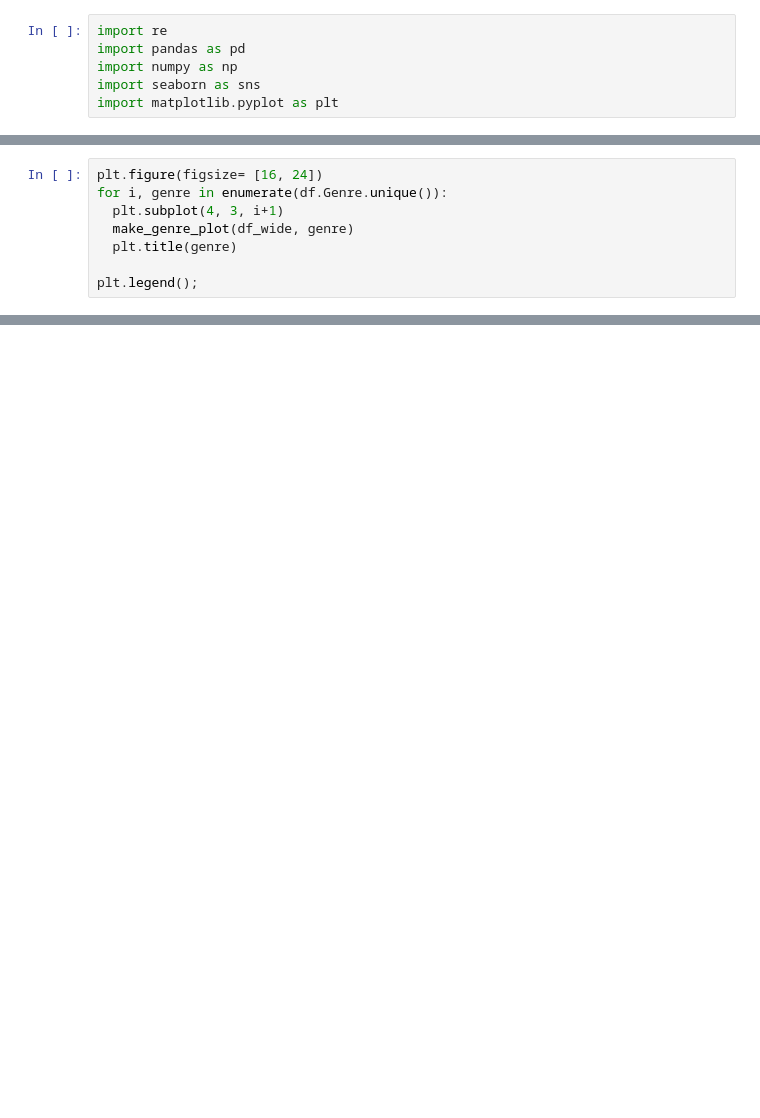
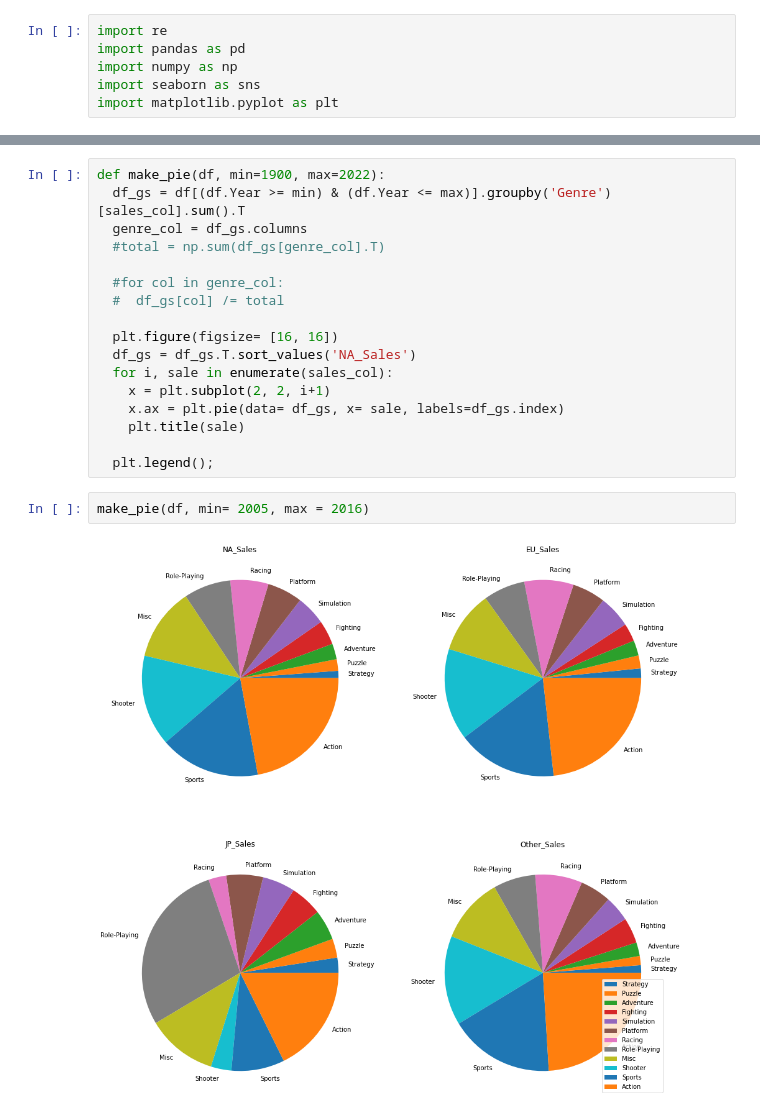
Before and after one commit to e080hsm/Section1_Project, a Jupyter notebook: ai14_n1xx_우성호.ipynb, the cells around one changed output, grey strips where cells are left out. Drawn from its saved outputs; the diff is of its cells as text; blank space fills up the shorter version.

```diff
--- a/ai14_n1xx_우성호.ipynb
+++ b/ai14_n1xx_우성호.ipynb
@@ -78,8 +23,0 @@ def make_genre_plot(df, genre):
-# %%
-plt.figure(figsize= [16, 24])
-for i, genre in enumerate(df.Genre.unique()):
-  plt.subplot(4, 3, i+1)
-  make_genre_plot(df_wide, genre)
-  plt.title(genre)
-
-plt.legend();
@@ -111,0 +82,21 @@ df_tmp[df_tmp.Genre.isna() == True]
+# %%
+def make_pie(df, min=1900, max=2022):
+  df_gs = df[(df.Year >= min) & (df.Year <= max)].groupby('Genre')[sales_col].sum().T
+  genre_col = df_gs.columns
+  #total = np.sum(df_gs[genre_col].T)
+
+  #for col in genre_col:
+  #  df_gs[col] /= total
+
+  plt.figure(figsize= [16, 16])
+  df_gs = df_gs.T.sort_values('NA_Sales')
+  for i, sale in enumerate(sales_col):
+    x = plt.subplot(2, 2, i+1)
+    x.ax = plt.pie(data= df_gs, x= sale, labels=df_gs.index)
+    plt.title(sale)
+
+  plt.legend();
+# %%
+make_pie(df, min= 2005, max = 2016)
+# %% [output]
+[figure, added]
```
Also changed, not shown: parts of 12 cells of this notebook.
